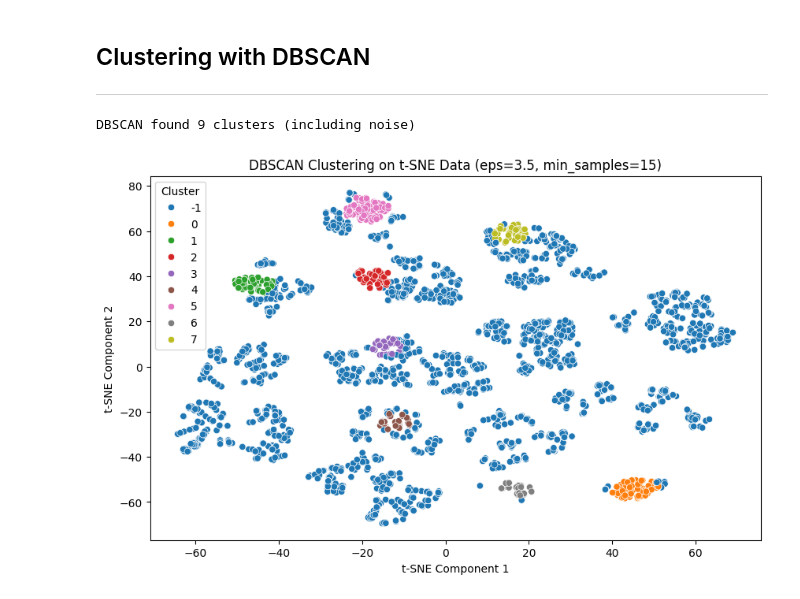
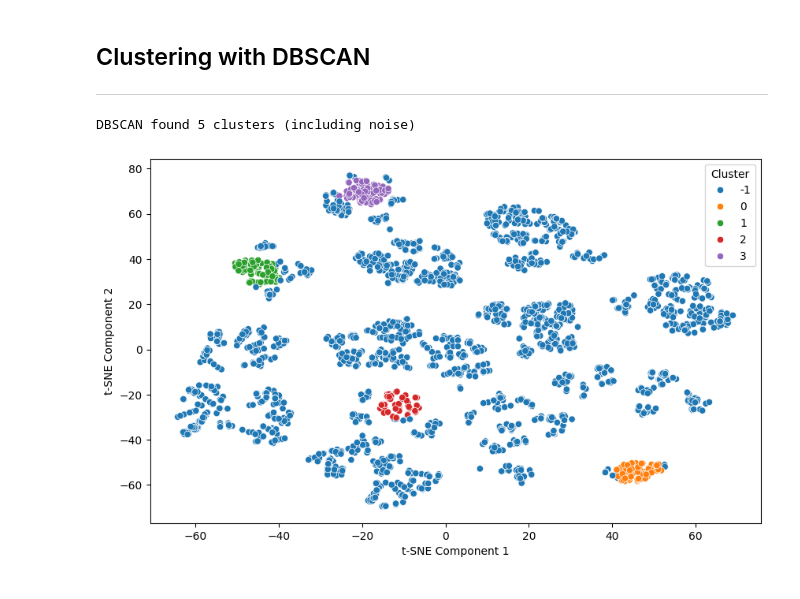
Before and after one commit to bryceayoung/ouray, a Jupyter notebook: workflows/analysis/clustering_2.ipynb, the cells around one changed output. Saved outputs shown, nothing was run; the diff lists cells and outputs as text; code cells hidden in the pictures.

```diff
--- a/workflows/analysis/clustering_2.ipynb
+++ b/workflows/analysis/clustering_2.ipynb
@@ -106,18 +106,22 @@ gdf['porch_balcony'] = (
     (gdf['OPP - Open Porch\n(SubArea_OPP)'] > 0) |
     (gdf['PTO - Patio\n(SubArea_PTO)'] > 0) |
     (gdf['WBL - Wood Balcony\n(SubArea_WBL)'] > 0)
-)
+).fillna(0).astype(int)
 
 # Create boolean col for presence of detached garage
 gdf['detached_garage'] = (
     gdf['DGR - Detached Garage\n(SubArea_DGR)'] > 0
-)
+).fillna(0).astype(int)
 
 # Create boolean col for avg or below home condition
-gdf['cond_below_avg'] = gdf['Condition\n(COND)'].isin(['4 - AVERAGE', '5 - BELOW AVERAGE', '6 - POOR'])
+gdf['cond_below_avg'] = gdf['Condition\n(COND)'].isin([
+    '4 - AVERAGE',
+    '5 - BELOW AVERAGE',
+    '6 - POOR'
+    ]).fillna(0).astype(int)
 
 # Create boolean col for wood stove
-gdf['wood_stove'] = gdf['Heating Fuel\n(HTFL)'].isin(['2 - WOOD'])
+gdf['wood_stove'] = gdf['Heating Fuel\n(HTFL)'].isin(['2 - WOOD']).fillna(0).astype(int)
 
 # Create class col for sqft
 bins = [0, 1500, 3000, 5000, float('inf')]
@@ -127,7 +131,7 @@ gdf['home_sqft'] = pd.cut(
     bins=bins,
     labels=labels,
     include_lowest=True
-).astype('Int64')
+).astype(int)
 
 # Create boolean col for wood siding
 gdf['wood_exw'] = gdf['Exterior Wall\n(EXW)'].isin([
@@ -140,17 +144,17 @@ gdf['wood_exw'] = gdf['Exterior Wall\n(EXW)'].isin([
     '25 - T&G PINE',
     '10 - WD SHINGLE',
     '1 - CEDAR'
-    ])
+    ]).fillna(0).astype(int)
 
 # Create boolean col for wood roof
 gdf['wood_roof'] = gdf['Roof Cover\n(RCVR)'].isin([
     '6 - WOOD SHINGLE',
     '2 - CEDAR SHAKE',
     '3 - SHAKE SHGL'
-])
+]).fillna(0).astype(int)
 
 # Create boolean col for multi-peak roof
-gdf['roofstr_multipeak'] = gdf['Roof Structure\n(RSTR)'].isin(['8 - MULTI PEAK'])
+gdf['roofstr_multipeak'] = gdf['Roof Structure\n(RSTR)'].isin(['8 - MULTI PEAK']).fillna(0).astype(int)
 
 # Create class col for property acres
 acre_bins = [0, 1, 3, 5, 10, 100, float('inf')]
@@ -160,7 +164,7 @@ gdf['property_acres'] = pd.cut(
     bins=acre_bins,
     labels=acre_labels,
     include_lowest=True
-).astype('Int64')
+).astype(int)
 
 # Create class col for SSD
 ssd_bins = [0, 10, 30, float('inf')]
@@ -170,17 +174,17 @@ gdf['ssd_class'] = pd.cut(
     bins=ssd_bins,
     labels=ssd_labels,
     include_lowest=True
-).astype('Int64')
+).astype(int)
 
 # Create binary col for 2+ intersections
-gdf['intsc>2'] = (gdf['intersections'] >= 2).astype('Int64')
+gdf['intsc>2'] = (gdf['intersections'] >= 2).fillna(0).astype(int)
 
 # Create class cols for fuel cover
 cc_bins = [-0.01, 0.1, 0.3, float('inf')]
 cc_labels = [1, 2, 3]
 for col in ['mean_cc0_2m', 'mean_cc2_4m', 'mean_cc4_8m', 'mean_cc8_40m']:
     new_col = col.replace('mean_c', 'class_f')
-    gdf[new_col] = pd.cut(gdf[col], bins=cc_bins, labels=cc_labels).astype('Int64')
+    gdf[new_col] = pd.cut(gdf[col], bins=cc_bins, labels=cc_labels).astype(int)
 
 # Create binary col for fuel cover >0.6
 gdf['cc_sum'] = (
@@ -189,7 +193,7 @@ gdf['cc_sum'] = (
     gdf['mean_cc4_8m'].fillna(0) +
     gdf['mean_cc8_40m'].fillna(0)
 )
-gdf['total_fc>60%'] = (gdf['cc_sum'] >= 0.6).astype('Int64')
+gdf['total_fc>60%'] = (gdf['cc_sum'] >= 0.6).astype(int)
 
 # Drop cols for which new cols were made above
 gdf.drop(columns=[
@@ -420,8 +422,8 @@ from sklearn.cluster import DBSCAN
 import numpy as np
 
 # Define DBSCAN parameters
-eps = 4  # Adjust iteratively
-min_samples = 60  # Minimum points to form a dense cluster
+eps = 5.5  # Adjust iteratively
+min_samples = 100  # Minimum points to form a dense cluster
 
 # Run DBSCAN on t-SNE data
 dbscan = DBSCAN(eps=eps, min_samples=min_samples)
@@ -430,19 +432,19 @@ df['cluster_dbscan'] = dbscan.fit_predict(X_tsne)  # Assign clusters
 # Print unique cluster labels
 print(f"DBSCAN found {df['cluster_dbscan'].nunique()} clusters (including noise)")
 # %% [output]
-DBSCAN found 9 clusters (including noise)
+DBSCAN found 5 clusters (including noise)
 # %%
 import matplotlib.pyplot as plt
 import seaborn as sns
 
 plt.figure(figsize=(10, 6))
-sns.scatterplot(x=X_tsne[:, 0], y=X_tsne[:, 1], hue=df['cluster_dbscan'], palette=sns.color_palette(n_colors=20))
+sns.scatterplot(x=X_tsne[:, 0], y=X_tsne[:, 1], hue=df['cluster_dbscan'], palette=sns.color_palette(n_colors=39))
 plt.xlabel("t-SNE Component 1")
 plt.ylabel("t-SNE Component 2")
-plt.title("DBSCAN Clustering on t-SNE Data (eps=3.5, min_samples=15)")
+# plt.title("DBSCAN Clustering on t-SNE Data (eps=3.5, min_samples=15)")
 plt.legend(title="Cluster")
 plt.show()
 # %% [output]
-[figure, old version]
+[figure, new version]
 # %%
 # Group by DBSCAN clusters and compute mean values for features
```
Also changed, not shown: parts of 3 cells of this notebook.
